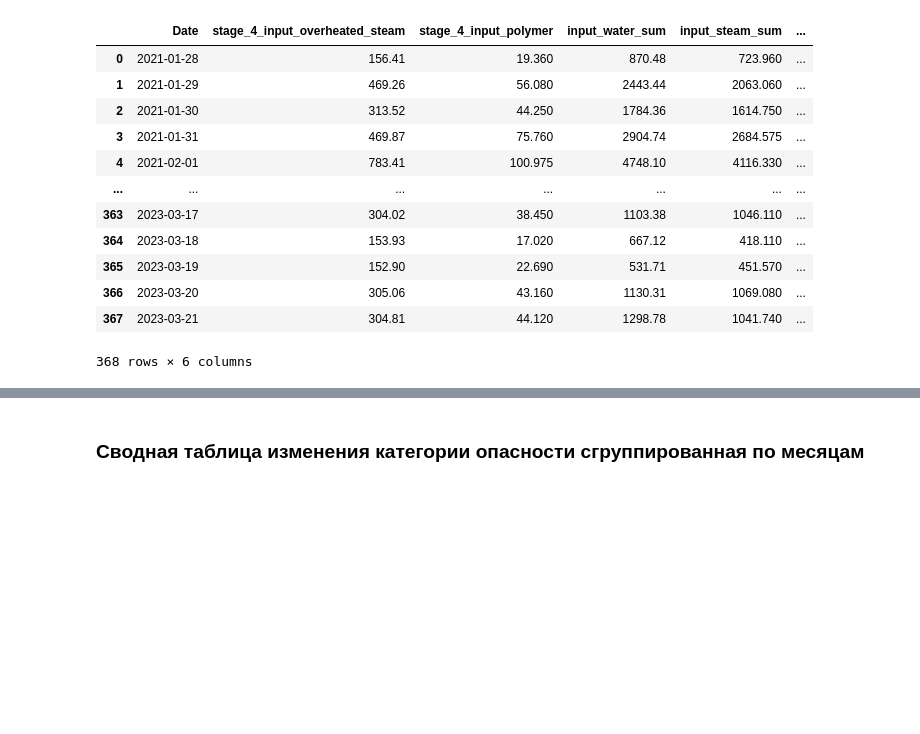
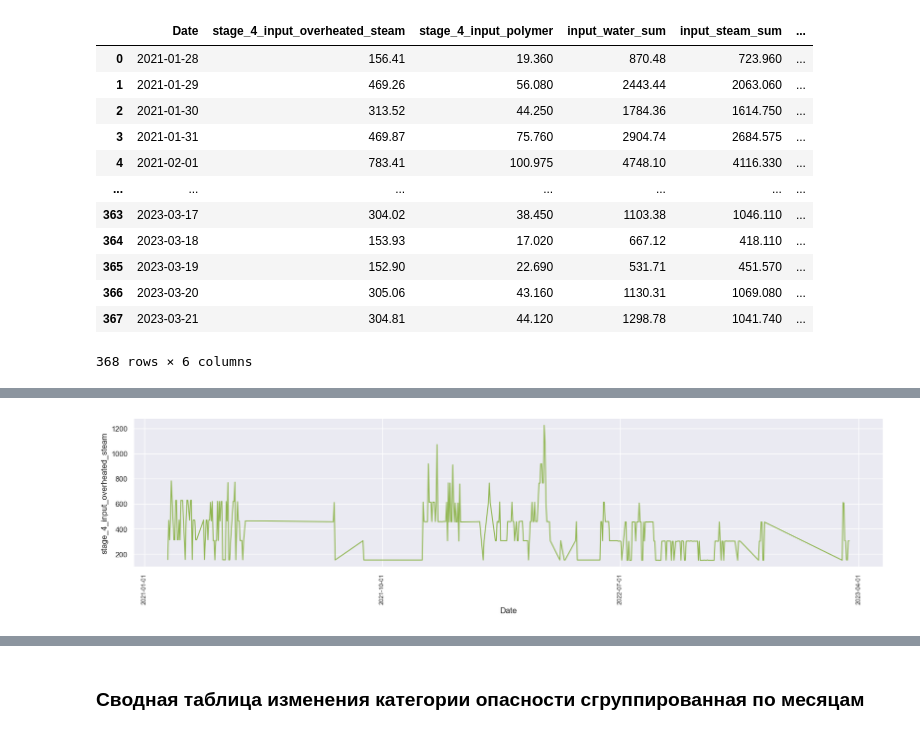
Before and after one commit to nericovich/project, a Jupyter notebook: main.ipynb, the cells around one changed output, grey strips where cells are left out. Drawn from its saved outputs; the diff is of its cells as text; code cells hidden in the pictures; blank space fills up the shorter version.

```diff
--- a/main.ipynb
+++ b/main.ipynb
@@ -483,0 +475,11 @@ pivot_df
+# %%
+plt.figure(figsize=(20, 4))
+
+graph = sns.lineplot(x='Date', y='stage_4_input_overheated_steam', data=pivot_df, color=color_for_histplot)
+graph.set_xticks(graph.get_xticks()[::3])
+plt.xticks(rotation=90)
+plt.xticks(fontsize=9)
+
+plt.show()
+# %% [output]
+[figure, added]
```
Also changed, not shown: parts of 5 cells of this notebook.
